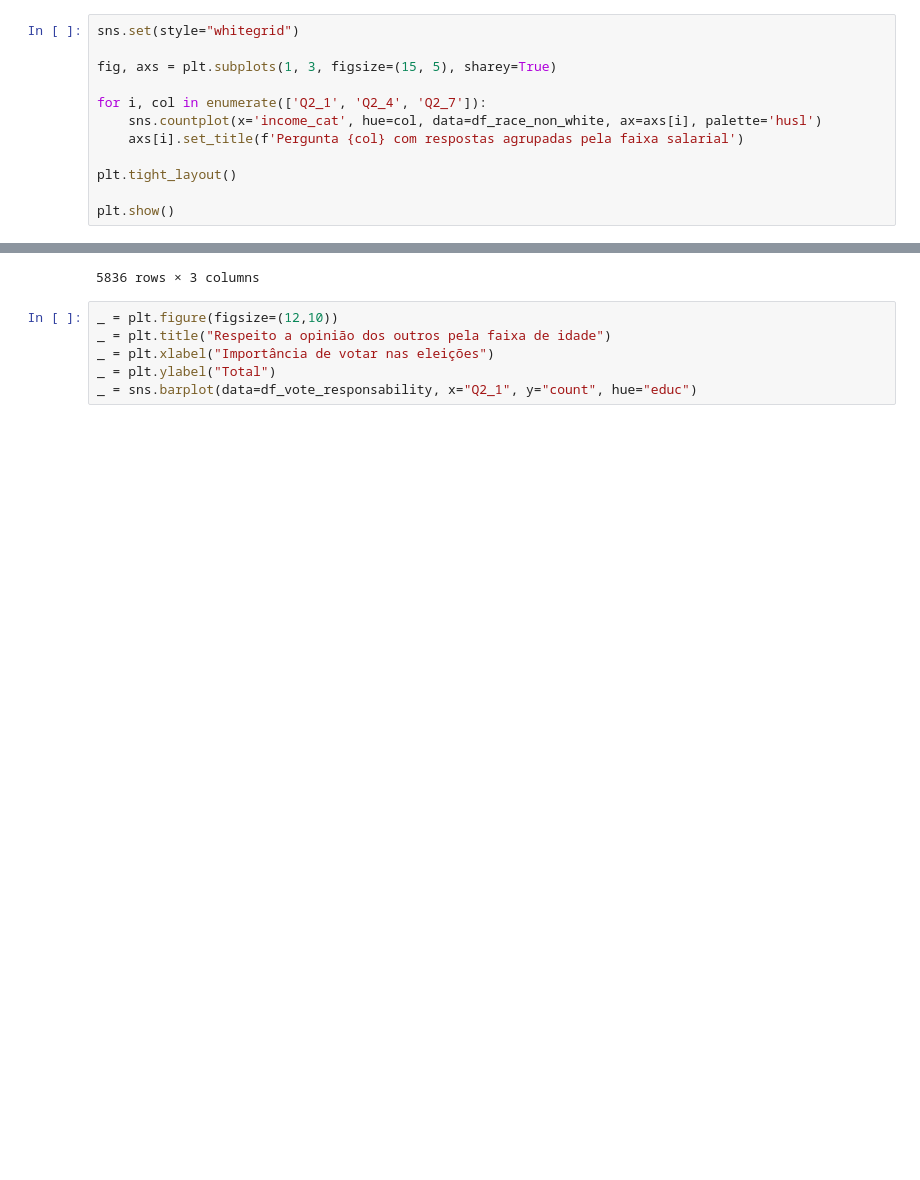
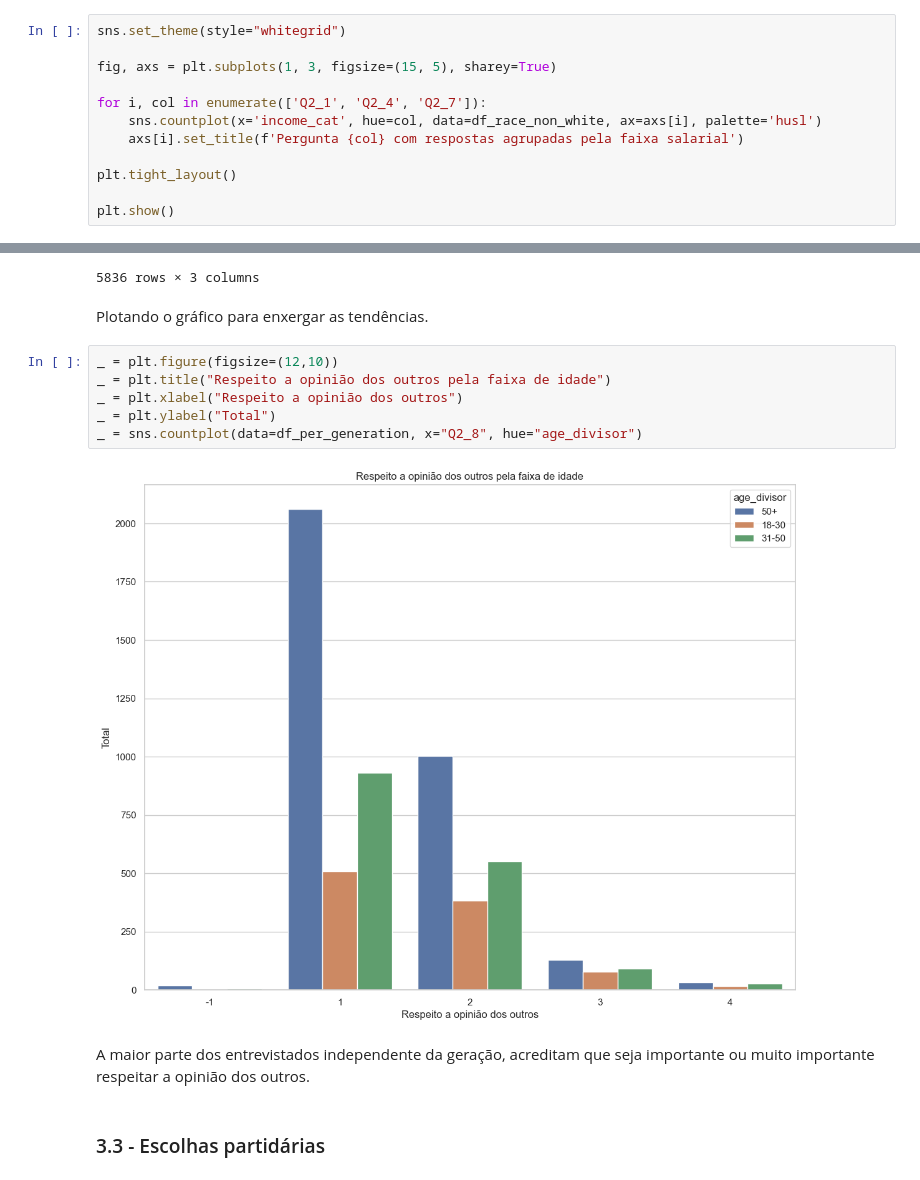
Before and after one commit to LucasMarchesoni/Non_voters_analise, a Jupyter notebook: notebook/non-voters.ipynb, the cells around one changed output, grey strips where cells are left out. Saved outputs shown, nothing was run; the diff lists cells and outputs as text; blank space fills up the shorter version.

Commit message:
adicionada resposta para terceira pergunta

```diff
--- a/notebook/non-voters.ipynb
+++ b/notebook/non-voters.ipynb
@@ -446,7 +446,7 @@ Para a pergunta de demonstrar apoio a bandeira americana, a raça negra e as mis
 
 Com relação ao apoio ao exército, todas as raças acreditam que sejam muito importante apoiar o exército.
 # %%
-sns.set(style="whitegrid")
+sns.set_theme(style="whitegrid")
 
 fig, axs = plt.subplots(1, 3, figsize=(15, 5), sharey=True)
 
@@ -516,9 +520,17 @@ See the caveats in the documentation: https://pandas.pydata.org/pandas-docs/stab
 | 5834 | 22 | 2 | 18-30 |
 | 5835 | 22 | 1 | 18-30 |
 5836 rows × 3 columns
+# %% [markdown]
+Plotando o gráfico para enxergar as tendências.
 # %%
 _ = plt.figure(figsize=(12,10))
 _ = plt.title("Respeito a opinião dos outros pela faixa de idade")
-_ = plt.xlabel("Importância de votar nas eleições")
+_ = plt.xlabel("Respeito a opinião dos outros")
 _ = plt.ylabel("Total")
-_ = sns.barplot(data=df_vote_responsability, x="Q2_1", y="count", hue="educ")
+_ = sns.countplot(data=df_per_generation, x="Q2_8", hue="age_divisor")
+# %% [output]
+[figure, added]
+# %% [markdown]
+A maior parte dos entrevistados independente da geração, acreditam que seja importante ou muito importante respeitar a opinião dos outros.
+# %% [markdown]
+### 3.3 - Escolhas partidárias
```
Also changed, not shown: parts of 24 cells of this notebook.
